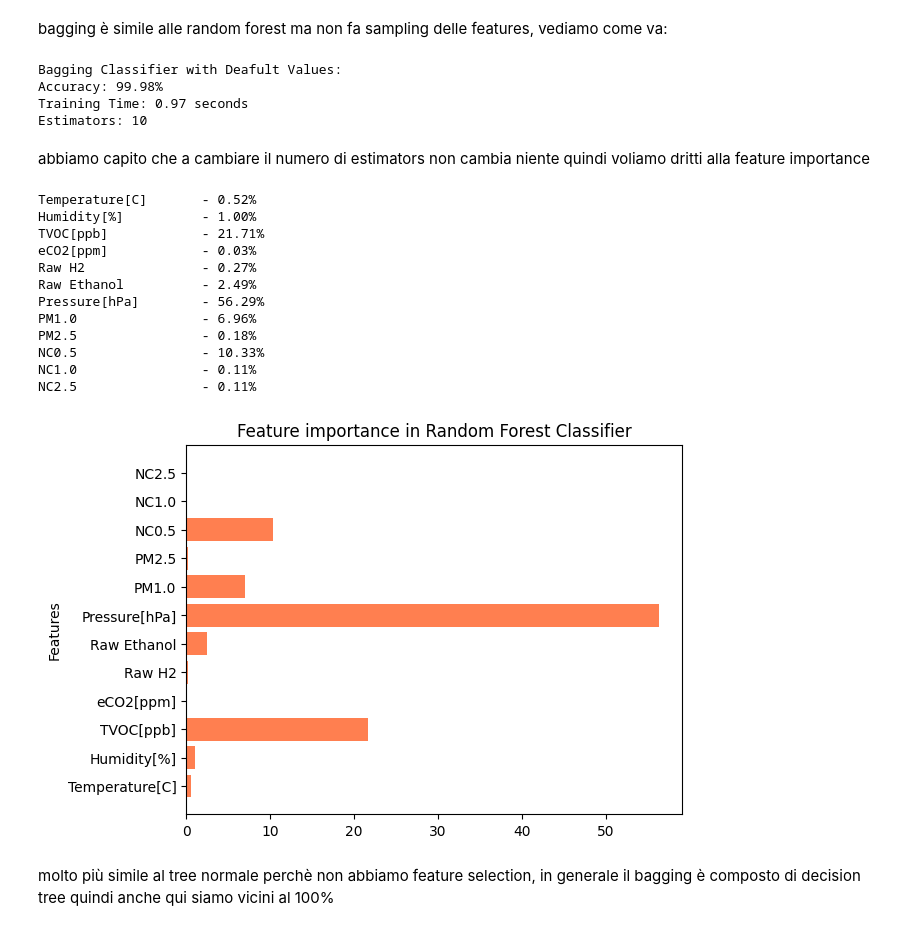
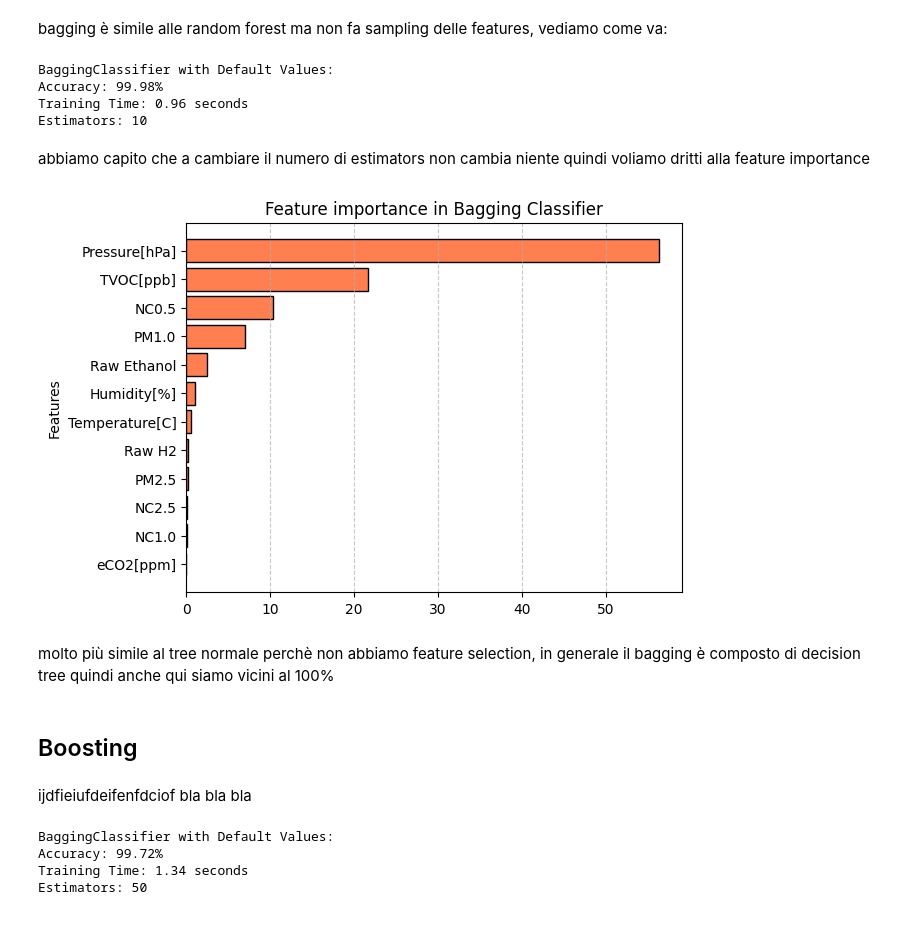
Before and after one commit to bernagit/machine_learning, a Jupyter notebook: main.ipynb, the cells around one changed output. Saved outputs shown, nothing was run; the diff lists cells and outputs as text; code cells hidden in the pictures.

Commit message:
added boosting

```diff
--- a/main.ipynb
+++ b/main.ipynb
@@ -766,41 +755,57 @@ models[bagging_model_name]["accuracy"] = bagging_accuracy
 models[bagging_model_name]["time"] = end - start
 models[bagging_model_name]["estimators"] = bagging_estimators
 
-print(f"Bagging Classifier with Deafult Values:\nAccuracy: {bagging_accuracy*100:.2f}%\nTraining Time: {end - start:.2f} seconds\nEstimators: {bagging_estimators}")
+print(f"{bagging_model_name} with Default Values:\nAccuracy: {bagging_accuracy*100:.2f}%\nTraining Time: {end - start:.2f} seconds\nEstimators: {bagging_estimators}")
 # %% [output]
-Bagging Classifier with Deafult Values:
+BaggingClassifier with Default Values:
 Accuracy: 99.98%
-Training Time: 0.97 seconds
+Training Time: 0.96 seconds
 Estimators: 10
 # %% [markdown]
 abbiamo capito che a cambiare il numero di estimators non cambia niente quindi voliamo dritti alla feature importance
 # %%
 feature_importance = np.zeros(bagging_model.n_features_in_)
 for estimator in bagging_model.estimators_:
     feature_importance += estimator.feature_importances_
 feature_importance /= bagging_estimators
 
-for name, score in zip(x_train.columns, feature_importance):
-    print(f"{name.ljust(20)} - {score*100:.2f}%")
+feature_importance_association = sorted(list(zip(x_train.columns, feature_importance*100.0)), key=lambda x: x[1])
+feature_importance_plot_x = [feature_name for feature_name, _ in feature_importance_association]
+feature_importance_plot_y = [importance for _, importance in feature_importance_association]
 
-plt.barh(x_train.columns, feature_importance*100.0, color="coral")
+plt.barh(feature_importance_plot_x, feature_importance_plot_y, color="coral", edgecolor="black")
 plt.ylabel("Feature Importance [%]")
 plt.ylabel("Features")
-plt.title("Feature importance in Random Forest Classifier")
+plt.grid(axis="x", linestyle="--", alpha=0.7)
+plt.title("Feature importance in Bagging Classifier")
 plt.show()
 # %% [output]
-Temperature[C]       - 0.52%
-Humidity[%]          - 1.00%
-TVOC[ppb]            - 21.71%
-eCO2[ppm]            - 0.03%
-Raw H2               - 0.27%
-Raw Ethanol          - 2.49%
-Pressure[hPa]        - 56.29%
-PM1.0                - 6.96%
-PM2.5                - 0.18%
-NC0.5                - 10.33%
-NC1.0                - 0.11%
-NC2.5                - 0.11%
-[figure, old version]
+[figure, new version]
 # %% [markdown]
 molto più simile al tree normale perchè non abbiamo feature selection, in generale il bagging è composto di decision tree quindi anche qui siamo vicini al 100%
+# %% [markdown]
+## Boosting
+# %% [markdown]
+ijdfieiufdeifenfdciof bla bla bla
+# %%
+adaboost_model = AdaBoostClassifier(random_state=random_seed, algorithm="SAMME")
+adaboost_model_name = bagging_model.__class__.__name__
+
+start = time.time()
+adaboost_model.fit(x_train, y_train)
+end = time.time()
+
+adaboost_prediction = adaboost_model.predict(x_test)
+adaboost_accuracy = accuracy_score(y_test, adaboost_prediction)
+adaboost_estimators = adaboost_model.n_estimators
+
+models[adaboost_model_name]["accuracy"] = bagging_accuracy
+models[adaboost_model_name]["time"] = end - start
+models[adaboost_model_name]["estimators"] = adaboost_estimators
+
+print(f"{adaboost_model_name} with Default Values:\nAccuracy: {adaboost_accuracy*100:.2f}%\nTraining Time: {end - start:.2f} seconds\nEstimators: {adaboost_estimators}")
+# %% [output]
+BaggingClassifier with Default Values:
+Accuracy: 99.72%
+Training Time: 1.34 seconds
+Estimators: 50
```
Also changed, not shown: parts of 4 cells of this notebook.
